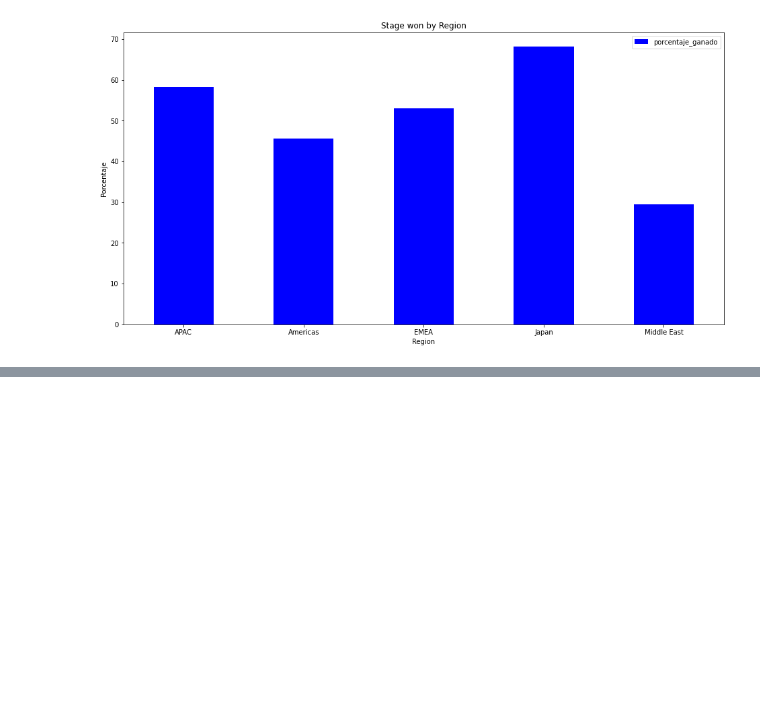
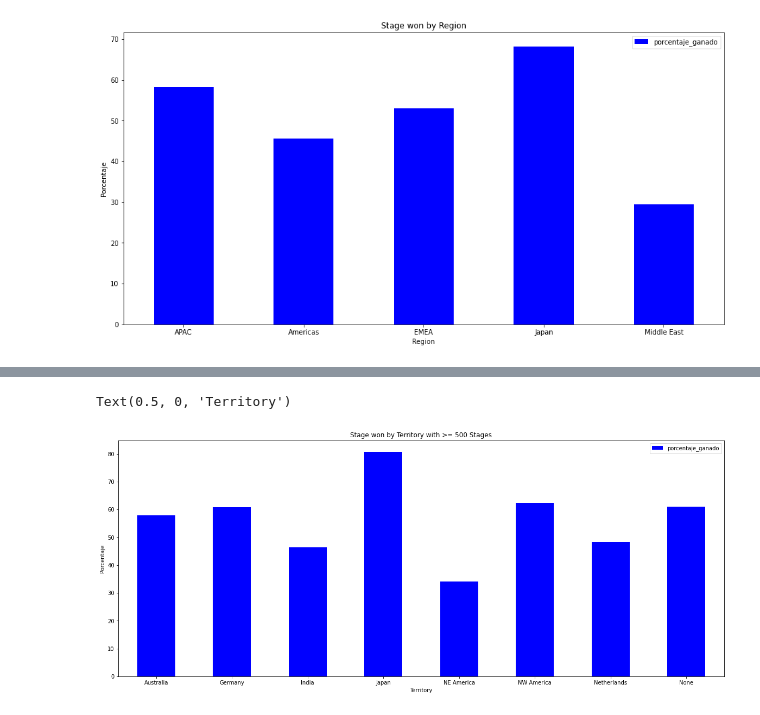
Before and after one commit to BautistaXifro/Datos, a Jupyter notebook: Analisis/Tp1.ipynb, the cells around one changed output, grey strips where cells are left out. Cells and saved outputs as stored; diff of their text form; code cells hidden in the pictures; blank space fills up the shorter version.

```diff
--- a/Analisis/Tp1.ipynb
+++ b/Analisis/Tp1.ipynb
@@ -260,0 +436,3 @@ Text(0.5, 0, 'Region')
+# %%
+Casos_Territory_500 = merge_territory[merge_territory['Total_Stages'] >= 500]
+Casos_Territory_500
@@ -260,0 +451,4 @@ Text(0.5, 0, 'Region')
+# %%
+grafico_territory_500 = Casos_Territory_500[['Territory', 'porcentaje_ganado']]
+grafico_territory_500 = grafico_territory_500.set_index('Territory')
+grafico_territory_500.head()
@@ -260,0 +463,8 @@ Text(0.5, 0, 'Region')
+# %%
+grafico_territory_500.plot(kind ='bar',figsize=(20,8),rot=360,title='Stage won by Territory with >= 500 Stages', color ='blue');
+ax=plt.gca()
+ax.set_ylabel('Porcentaje')
+ax.set_xlabel('Territory')
+# %% [output]
+Text(0.5, 0, 'Territory')
+[figure, added]
```
Also changed, not shown: parts of 27 cells of this notebook.
